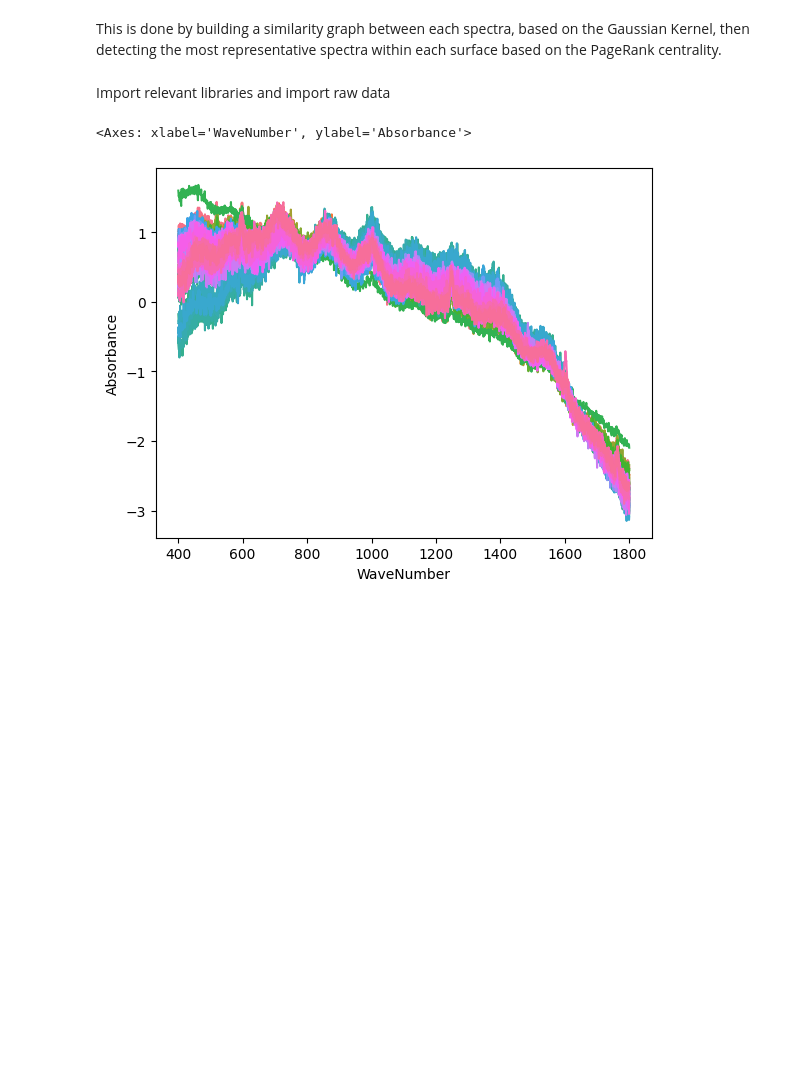
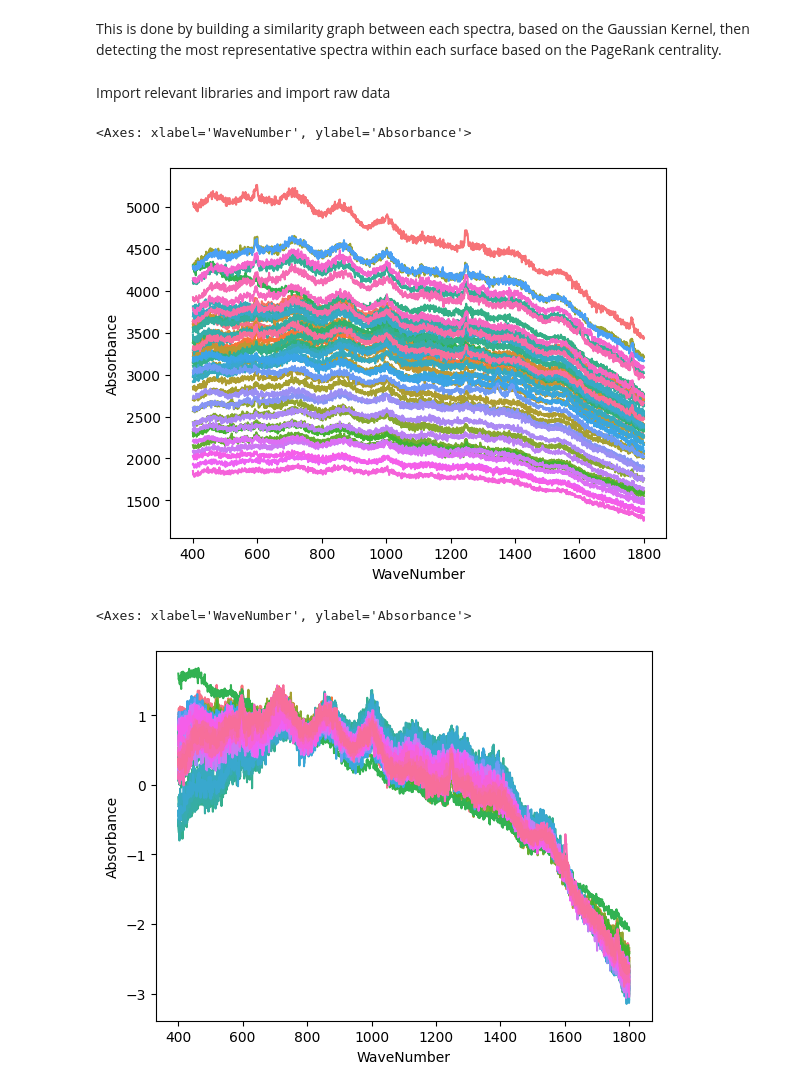
Before and after one commit to Spuced/Final_Year_Project_Github_Clone, a Jupyter notebook: GroupKFold_graph_database/Eddie_Scaled_Raw_Spectra_Gaussian_Kernel._Outlier_Detection.ipynb, the cells around one changed output. Cells and saved outputs as stored; diff of their text form; code cells hidden in the pictures; blank space fills up the shorter version.

Commit message:
Surface Pageranks

```diff
--- a/GroupKFold_graph_database/Eddie_Scaled_Raw_Spectra_Gaussian_Kernel._Outlier_Detection.ipynb
+++ b/GroupKFold_graph_database/Eddie_Scaled_Raw_Spectra_Gaussian_Kernel._Outlier_Detection.ipynb
@@ -22,6 +22,14 @@ else:
     neo4j_directory = os.environ['NEO4J_Directory']
 # %%
 df = pd.read_csv("../../data/exosomes.raw_spectrum_400-1800.csv")
+# %%
+surface_id = "210428-1"
+surface = df[df['SurID'] == surface_id]
+surface
+sns.lineplot(data=surface, x='WaveNumber', y="Absorbance", hue='SpecID', legend=False)
+# %% [output]
+<Axes: xlabel='WaveNumber', ylabel='Absorbance'>
+[figure, added]
 # %%
 def svn_normalise(absorbances):
     mean = absorbances.mean()
```
Also changed, not shown: parts of 16 cells of this notebook, 1 other file.
